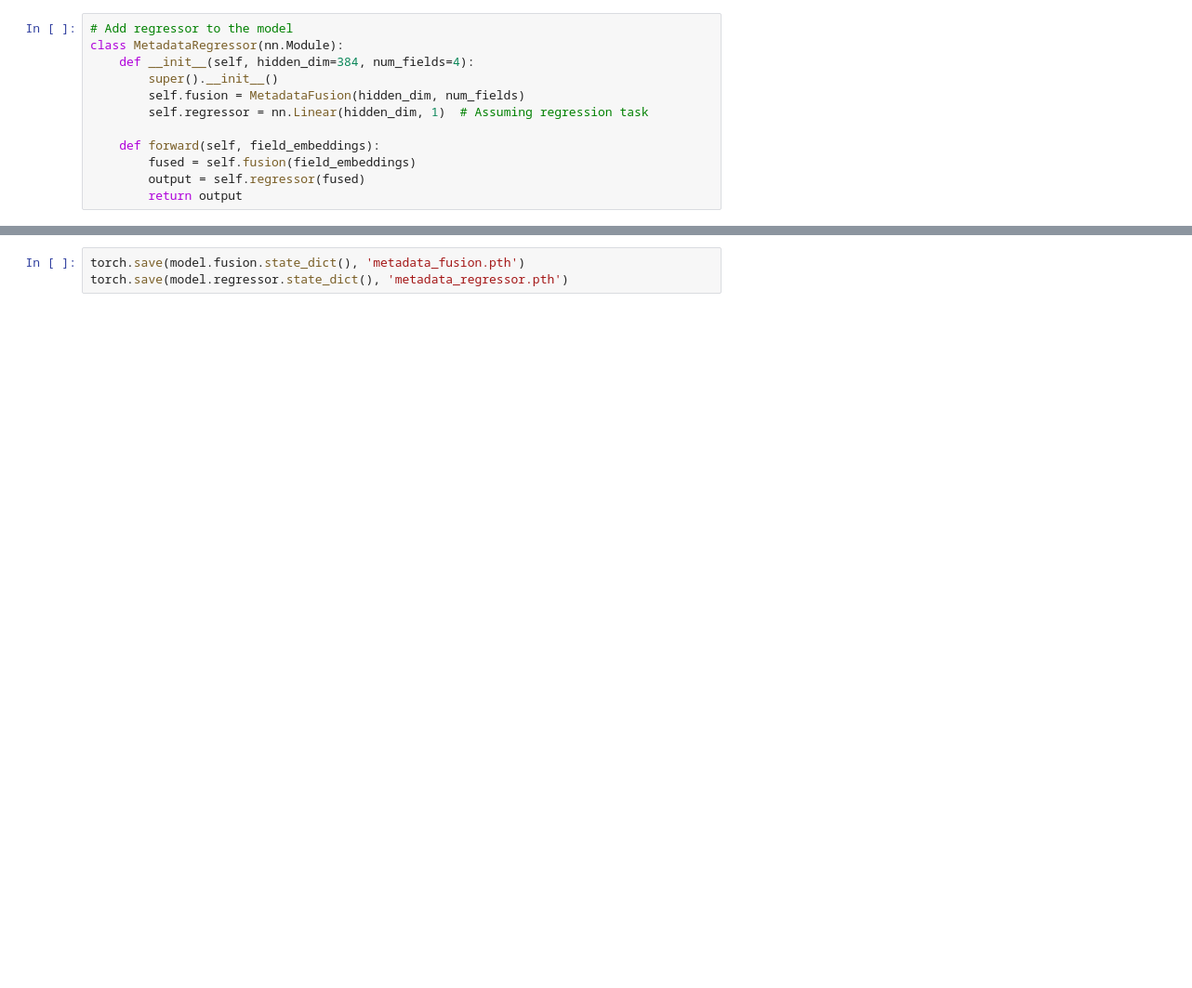
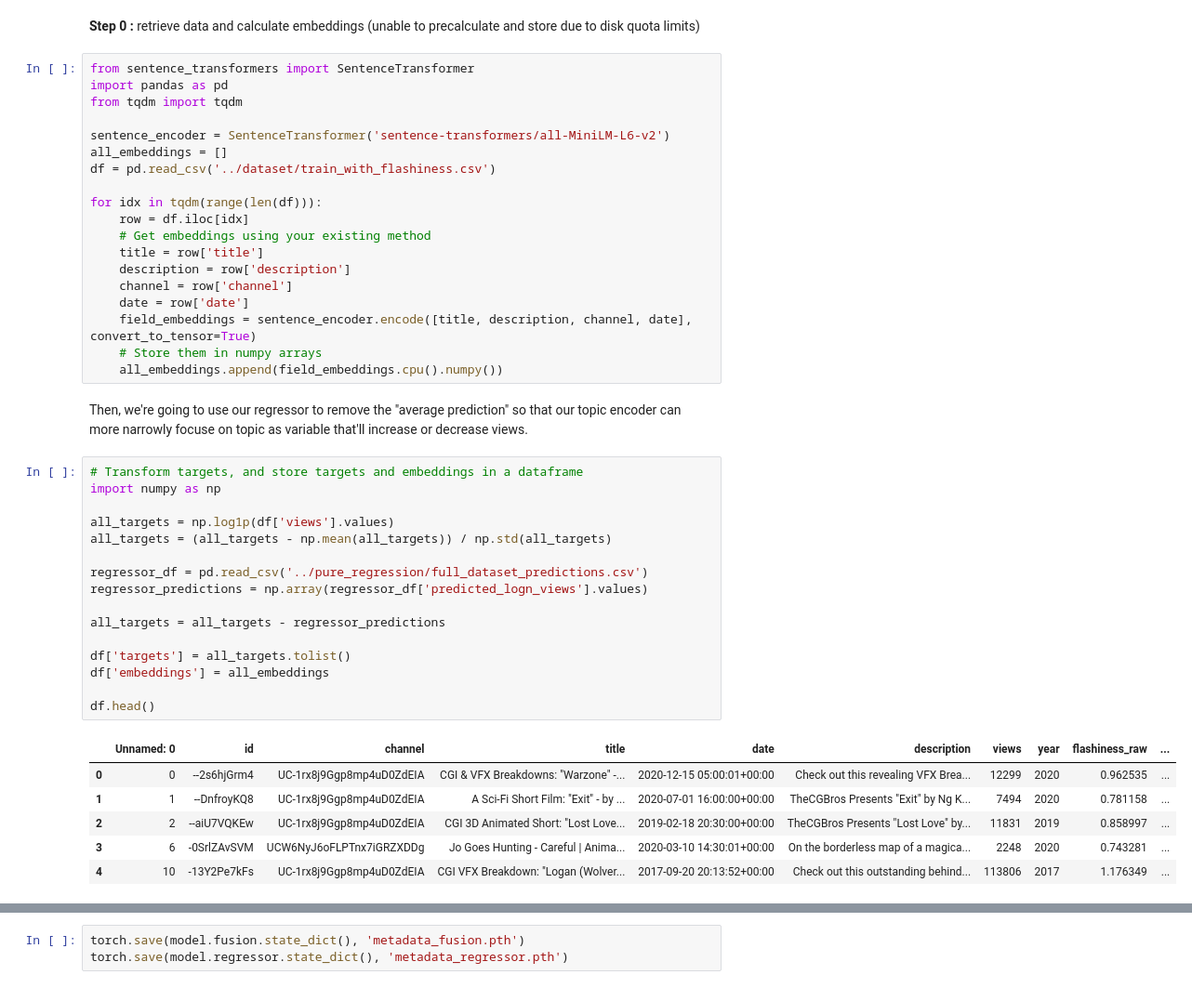
Before and after one commit to Antoine2212/CSC_43M04_EP_challenge, a Jupyter notebook: topic_encoding/main.ipynb, the cells around one changed output, grey strips where cells are left out. Shown: that part at 93% size. Cells and saved outputs as stored; diff of their text form; blank space fills up the shorter version.

```diff
--- a/topic_encoding/main.ipynb
+++ b/topic_encoding/main.ipynb
@@ -97,12 +7,46 @@ val_loader = DataLoader(val_dataset, batch_size=BATCH_SIZE, shuffle=False, num_w
-# %%
-# Add regressor to the model
-class MetadataRegressor(nn.Module):
-    def __init__(self, hidden_dim=384, num_fields=4):
-        super().__init__()
-        self.fusion = MetadataFusion(hidden_dim, num_fields)
-        self.regressor = nn.Linear(hidden_dim, 1)  # Assuming regression task
-
-    def forward(self, field_embeddings):
-        fused = self.fusion(field_embeddings)
-        output = self.regressor(fused)
-        return output
+# %% [markdown]
+**Step 0 :** retrieve data and calculate embeddings (unable to precalculate and store due to disk quota limits)
+# %%
+from sentence_transformers import SentenceTransformer
+import pandas as pd
+from tqdm import tqdm
+
+sentence_encoder = SentenceTransformer('sentence-transformers/all-MiniLM-L6-v2')
+all_embeddings = []
+df = pd.read_csv('../dataset/train_with_flashiness.csv')
+
+for idx in tqdm(range(len(df))):
+    row = df.iloc[idx]
+    # Get embeddings using your existing method
+    title = row['title']
+    description = row['description']
+    channel = row['channel']
+    date = row['date']
+    field_embeddings = sentence_encoder.encode([title, description, channel, date], convert_to_tensor=True)
+    # Store them in numpy arrays
+    all_embeddings.append(field_embeddings.cpu().numpy())
+# %% [markdown]
+Then, we're going to use our regressor to remove the "average prediction" so that our topic encoder can more narrowly focuse on topic as variable that'll increase or decrease views.
+# %%
+# Transform targets, and store targets and embeddings in a dataframe
+import numpy as np
+
+all_targets = np.log1p(df['views'].values)
+all_targets = (all_targets - np.mean(all_targets)) / np.std(all_targets)
+
+regressor_df = pd.read_csv('../pure_regression/full_dataset_predictions.csv')
+regressor_predictions = np.array(regressor_df['predicted_logn_views'].values)
+
+all_targets = all_targets - regressor_predictions
+
+df['targets'] = all_targets.tolist()
+df['embeddings'] = all_embeddings
+
+df.head()
+# %% [output]
+|  | Unnamed: 0 | id | channel | title | date | description | views | year | flashiness_raw | ... |
+| 0 | 0 | --2s6hjGrm4 | UC-1rx8j9Ggp8mp4uD0ZdEIA | CGI & VFX Breakdowns: "Warzone" -... | 2020-12-15 05:00:01+00:00 | Check out this revealing VFX Brea... | 12299 | 2020 | 0.962535 | ... |
+| 1 | 1 | --DnfroyKQ8 | UC-1rx8j9Ggp8mp4uD0ZdEIA | A Sci-Fi Short Film: "Exit" - by ... | 2020-07-01 16:00:00+00:00 | TheCGBros Presents "Exit" by Ng K... | 7494 | 2020 | 0.781158 | ... |
+| 2 | 2 | --aiU7VQKEw | UC-1rx8j9Ggp8mp4uD0ZdEIA | CGI 3D Animated Short: "Lost Love... | 2019-02-18 20:30:00+00:00 | TheCGBros Presents "Lost Love" by... | 11831 | 2019 | 0.858997 | ... |
+| 3 | 6 | -0SrlZAvSVM | UCW6NyJ6oFLPTnx7iGRZXDDg | Jo Goes Hunting - Careful | Anima... | 2020-03-10 14:30:01+00:00 | On the borderless map of a magica... | 2248 | 2020 | 0.743281 | ... |
+| 4 | 10 | -13Y2Pe7kFs | UC-1rx8j9Ggp8mp4uD0ZdEIA | CGI VFX Breakdown: "Logan (Wolver... | 2017-09-20 20:13:52+00:00 | Check out this outstanding behind... | 113806 | 2017 | 1.176349 | ... |
```
Also changed, not shown: parts of 22 cells of this notebook, 12 other files.
